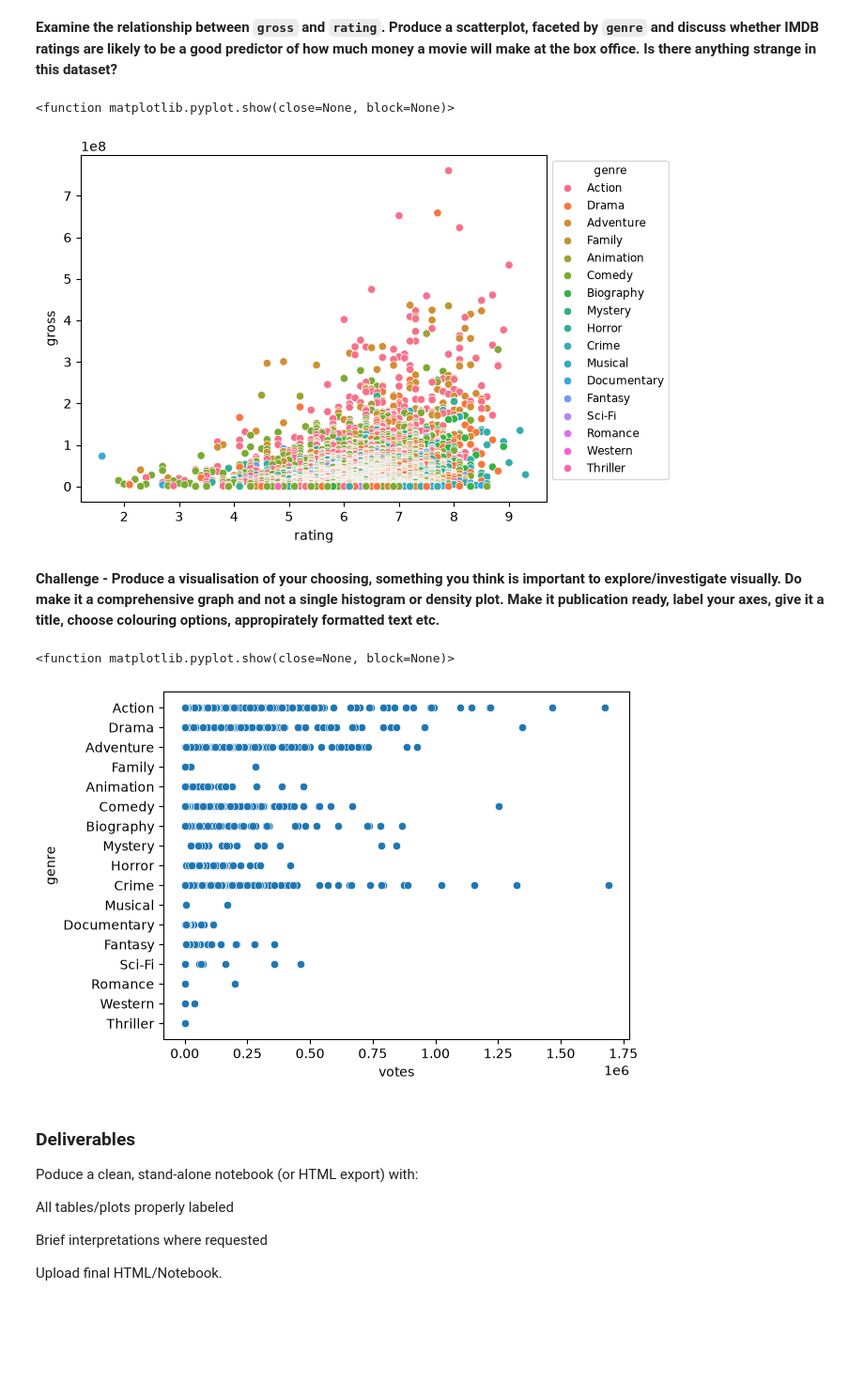
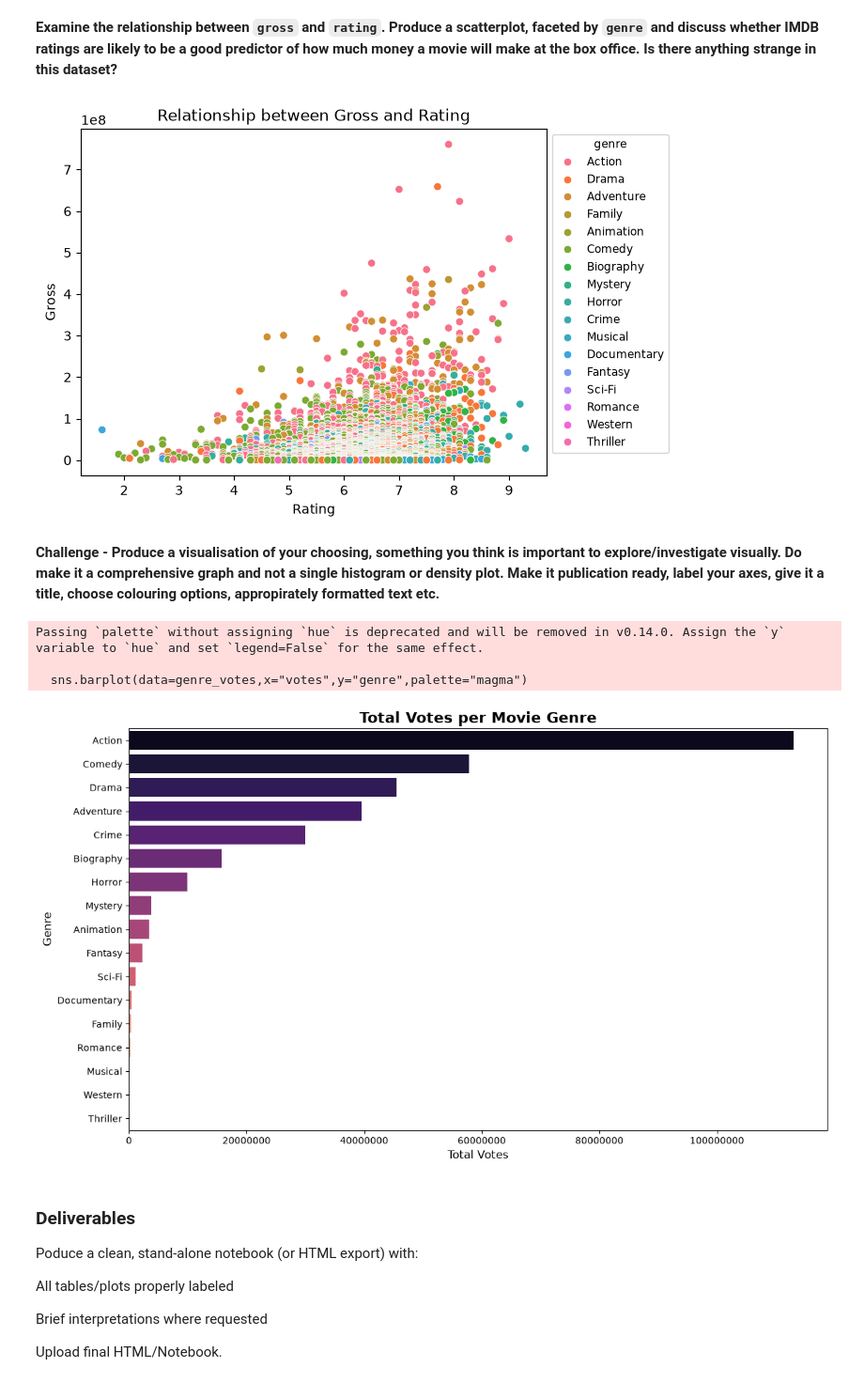
Before and after one commit to elina715/ACOD-AUT26-Class-Coding, a Jupyter notebook: Session_2/Homework.ipynb, the cells around one changed output. Shown at 94% size. Cells and saved outputs as stored; diff of their text form; code cells hidden in the pictures; blank space fills up the shorter version.

```diff
--- a/Session_2/Homework.ipynb
+++ b/Session_2/Homework.ipynb
@@ -209,18 +212,36 @@ plt.show
 # %%
 ay=sns.scatterplot(data=movies, x="rating",y="gross", hue="genre")
 sns.move_legend(ay, "upper left", fontsize="small", title_fontsize="small", bbox_to_anchor=(1, 1))
-plt.show
+plt.title("Relationship between Gross and Rating")
+plt.xlabel("Rating")
+plt.ylabel("Gross")
+plt.show()
+#IMDb ratings are not a good predictor of box office gross. The scatterplot shows shows a very weak relationship.
+#Something strange in this dataset is some of the very low rating movies have an exceptionally high gross, which is unusual.
+#Additionally there is some some gap in ratings between 4 and 6.
 # %% [output]
-<function matplotlib.pyplot.show(close=None, block=None)>
-[figure, old version]
+[figure, new version]
 # %% [markdown]
 **Challenge - Produce a visualisation of your choosing, something you think is important to explore/investigate visually. Do make it a comprehensive graph and not a single histogram or density plot. Make it publication ready, label your axes, give it a title, choose colouring options, appropirately formatted text etc.**
 # %%
-sns.scatterplot(data=movies, x="votes",y="genre")
-plt.show
+genre_votes= movies.groupby("genre")["votes"].sum().reset_index()
+genre_votes=genre_votes.sort_values(by="votes",ascending=False)
+plt.figure(figsize=(12,7))
+sns.barplot(data=genre_votes,x="votes",y="genre",palette="magma")
+plt.title("Total Votes per Movie Genre",fontsize=16, fontweight="bold")
+plt.xlabel("Total Votes",fontsize=12)
+plt.ylabel("Genre",fontsize=12)
+plt.ticklabel_format(style="plain",axis="x")
+
+plt.tight_layout()
+plt.show()
+#This bar chart shows the total number of votes aggregated by genre. Action and drama are by far the most voted genres.
+#That shows they have the largest audience engagement, whereas Westerns and Musicals receive the least amount of votes.
 # %% [output]
-<function matplotlib.pyplot.show(close=None, block=None)>
+Passing `palette` without assigning `hue` is deprecated and will be removed in v0.14.0. Assign the `y` variable to `hue` and set `legend=False` for the same effect.
+
+  sns.barplot(data=genre_votes,x="votes",y="genre",palette="magma")
-[figure, old version]
+[figure, new version]
 # %% [markdown]
 ### Deliverables
 
```
Also changed, not shown: parts of 4 cells of this notebook.
